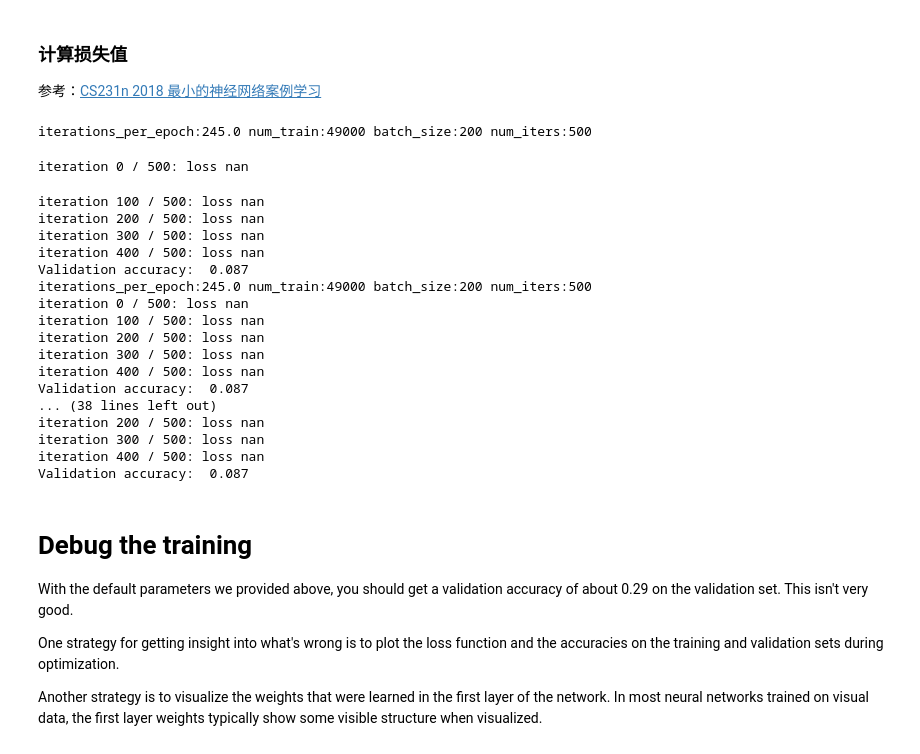
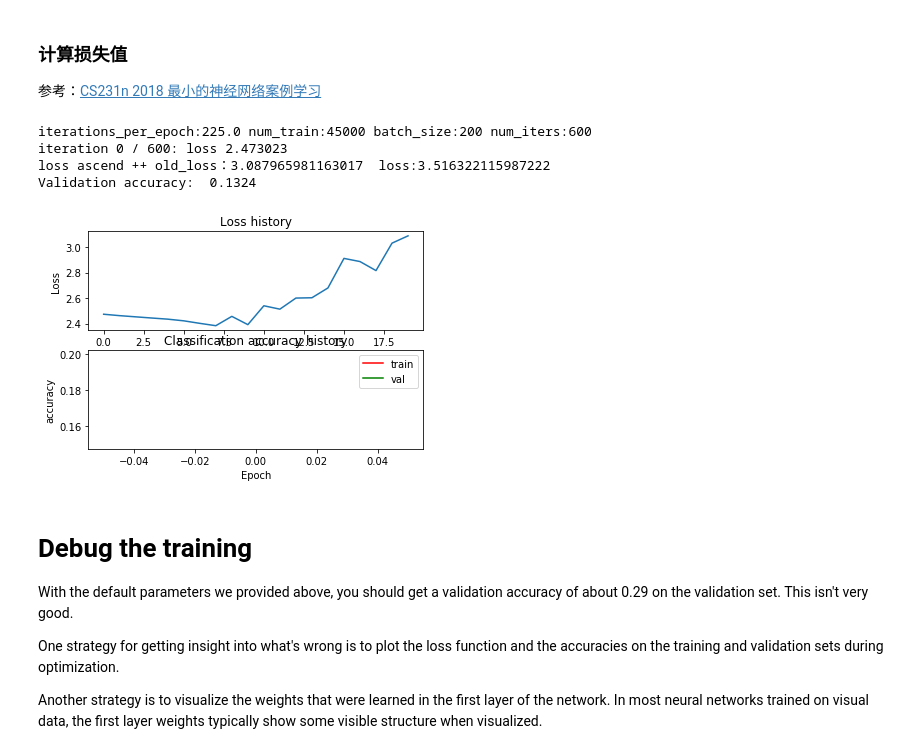
Before and after one commit to le773/convnet-layers, a Jupyter notebook: three_layer_net.ipynb, the cells around one changed output. Saved outputs shown, nothing was run; the diff lists cells and outputs as text; code cells hidden in the pictures.

```diff
--- a/three_layer_net.ipynb
+++ b/three_layer_net.ipynb
@@ -224,38 +242,30 @@ To train our network we will use SGD with momentum. In addition, we will adjust
 # %%
 input_size = 32 * 32 * 3
-hidden_size1 = 512
-hidden_size2 = 64
+hidden_size1 = 1024
+hidden_size2 = 256
 num_classes = 10
-net = ThreeLayerNet(input_size, hidden_size1, hidden_size2, num_classes)
 # Train the network
-learning_rates = [5e-1, 1e-4, 1e-5, 1e-6, 1e-7, 1e-8, 1e-9, 1e-10]
-num_iter=500
-for learning_rate in learning_rates:
+learning_rates = [2.5e-2]#, 3e-3, 2e-3
+std_devs=[1e-3]#, 5e-3, 5e-2
+regularization_strengths = [5e-1]
+learning_rates = []
+num_iter=600
+
+for std_dev in std_devs:
+    net = None
+    net = ThreeLayerNet(input_size, hidden_size1, hidden_size2, num_classes, std=std_dev)
+#     for learning_rate in learning_rates:
     stats = net.train(X_train, y_train, X_val, y_val,
                 num_iters=num_iter, batch_size=200,
-                learning_rate=1e-7, learning_rate_decay=0.95,
-                reg=0.5, verbose=True)
-
+                learning_rate=0.31, learning_rate_decay=0.95,
+                reg=1e-1, verbose=True)
     # Predict on the validation set
     val_acc = (net.predict(X_val) == y_val).mean()
     print('Validation accuracy: ', val_acc)
+    preTrain(stats)
 # %% [output]
-iterations_per_epoch:245.0 num_train:49000 batch_size:200 num_iters:500
+iterations_per_epoch:225.0 num_train:45000 batch_size:200 num_iters:600
+iteration 0 / 600: loss 2.473023
+loss ascend ++ old_loss：3.087965981163017  loss:3.516322115987222
+Validation accuracy:  0.1324
-iteration 0 / 500: loss nan
-iteration 100 / 500: loss nan
-iteration 200 / 500: loss nan
-iteration 300 / 500: loss nan
-iteration 400 / 500: loss nan
-Validation accuracy:  0.087
-iterations_per_epoch:245.0 num_train:49000 batch_size:200 num_iters:500
-iteration 0 / 500: loss nan
-iteration 100 / 500: loss nan
-iteration 200 / 500: loss nan
-iteration 300 / 500: loss nan
-iteration 400 / 500: loss nan
-Validation accuracy:  0.087
-... (38 lines left out)
-iteration 200 / 500: loss nan
-iteration 300 / 500: loss nan
-iteration 400 / 500: loss nan
-Validation accuracy:  0.087
+[figure, added]
```
Also changed, not shown: parts of 14 cells of this notebook, 1 other file.
